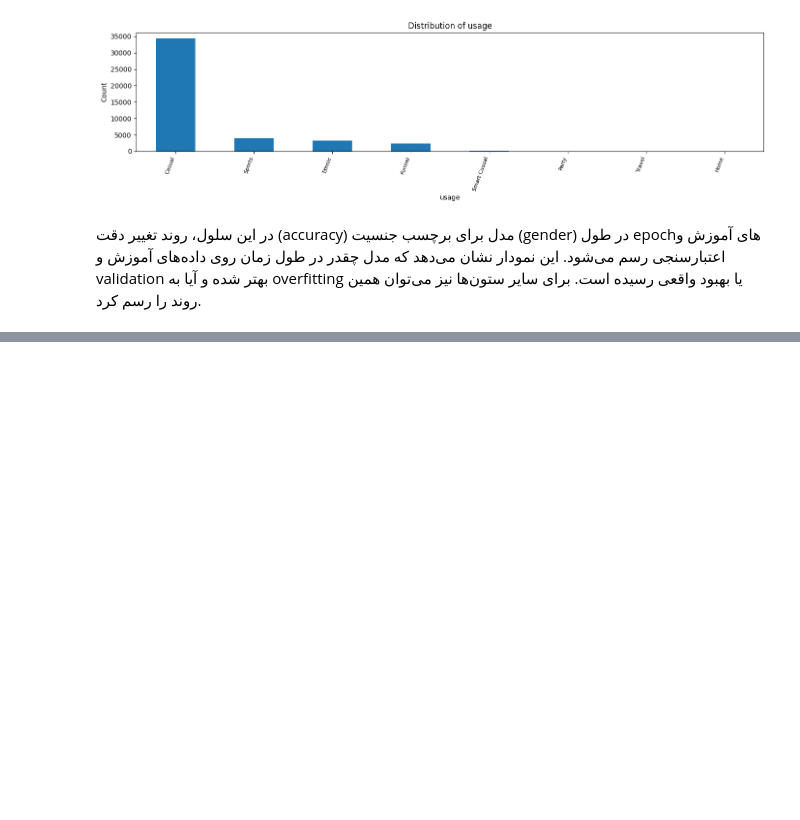
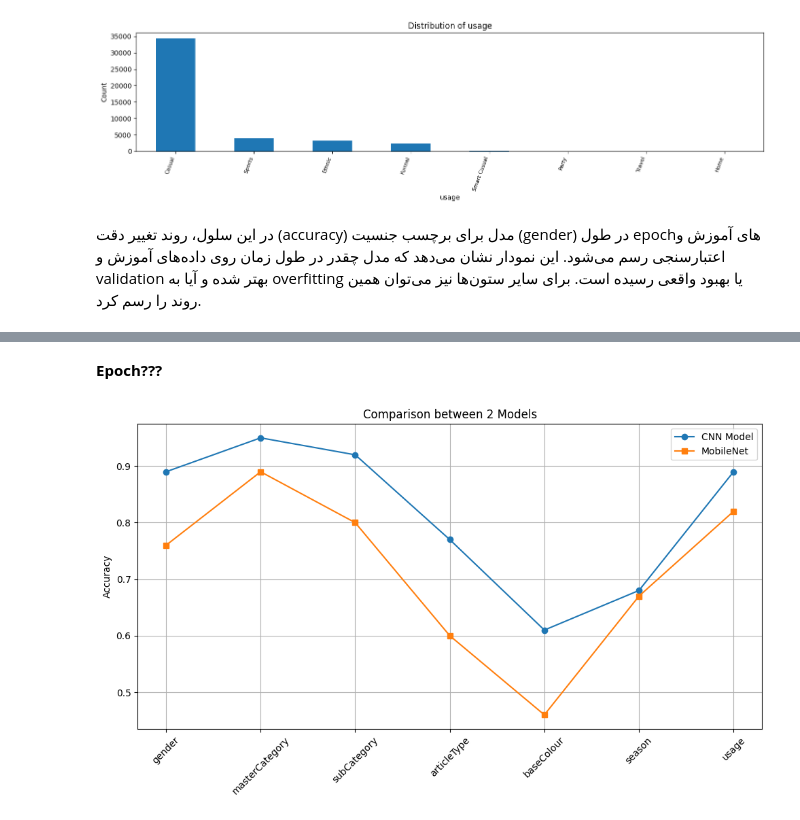
Before and after one commit to shayansalehi1381/Fashion-Multitask-Classification, a Jupyter notebook: Fashion_Product_Classification.ipynb, the cells around one changed output, grey strips where cells are left out. Drawn from its saved outputs; the diff is of its cells as text; code cells hidden in the pictures; blank space fills up the shorter version.

```diff
--- a/Fashion_Product_Classification.ipynb
+++ b/Fashion_Product_Classification.ipynb
@@ -380,0 +568,5 @@ plt.show()
+# %%
+import random
+
+# فرض بر اینه df_final شامل image_path و labelهای enc شده‌ست
+df_test = df_final.sample(n=100, random_state=42).reset_index(drop=True)
@@ -380,0 +599,3 @@ plt.show()
+# %%
+acc_simple = evaluate_model(model, df_test, label_encoders, target_size=(80, 60))
+acc_mobilenet = evaluate_model(model_mobilenet, df_test, label_encoders, target_size=(80, 80))
@@ -380,0 +620,8 @@ plt.show()
+# %%
+print(" دقت مدل ساده:")
+for k, v in acc_simple.items():
+    print(f"{k}: {v}")
+
+print("\n دقت مدل MobileNet:")
+for k, v in acc_mobilenet.items():
+    print(f"{k}: {v}")
@@ -380,0 +648,46 @@ plt.show()
+# %% [markdown]
+**Epoch???**
+# %%
+import matplotlib.pyplot as plt
+
+# دقت هر برچسب برای مدل ساده
+acc_simple = {
+    'gender': 0.89,
+    'masterCategory': 0.95,
+    'subCategory': 0.92,
+    'articleType': 0.77,
+    'baseColour': 0.61,
+    'season': 0.68,
+    'usage': 0.89
+}
+
+# دقت هر برچسب برای مدل MobileNet
+acc_mobilenet = {
+    'gender': 0.76,
+    'masterCategory': 0.89,
+    'subCategory': 0.80,
+    'articleType': 0.60,
+    'baseColour': 0.46,
+    'season': 0.67,
+    'usage': 0.82
+}
+
+# رسم نمودار
+labels = list(acc_simple.keys())
+simple_values = [acc_simple[k] for k in labels]
+mobilenet_values = [acc_mobilenet[k] for k in labels]
+
+x = range(len(labels))
+plt.figure(figsize=(10, 6))
+plt.plot(x, simple_values, marker='o', label='CNN Model')
+plt.plot(x, mobilenet_values, marker='s', label='MobileNet')
+
+plt.xticks(x, labels, rotation=45)
+plt.ylabel("Accuracy")
+plt.title("Comparison between 2 Models")
+plt.legend()
+plt.grid(True)
+plt.tight_layout()
+plt.show()
+# %% [output]
+[figure, added]
```
Also changed, not shown: parts of 24 cells of this notebook.
